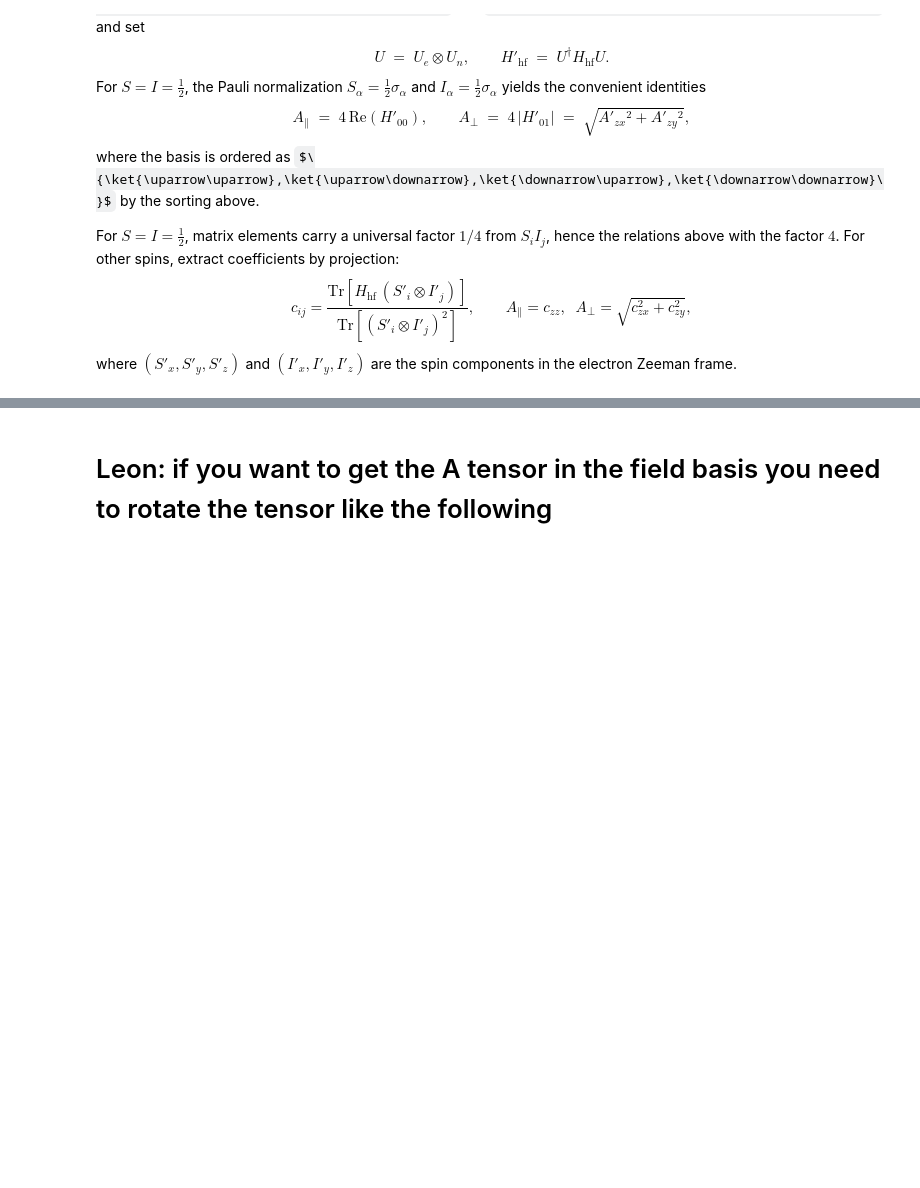
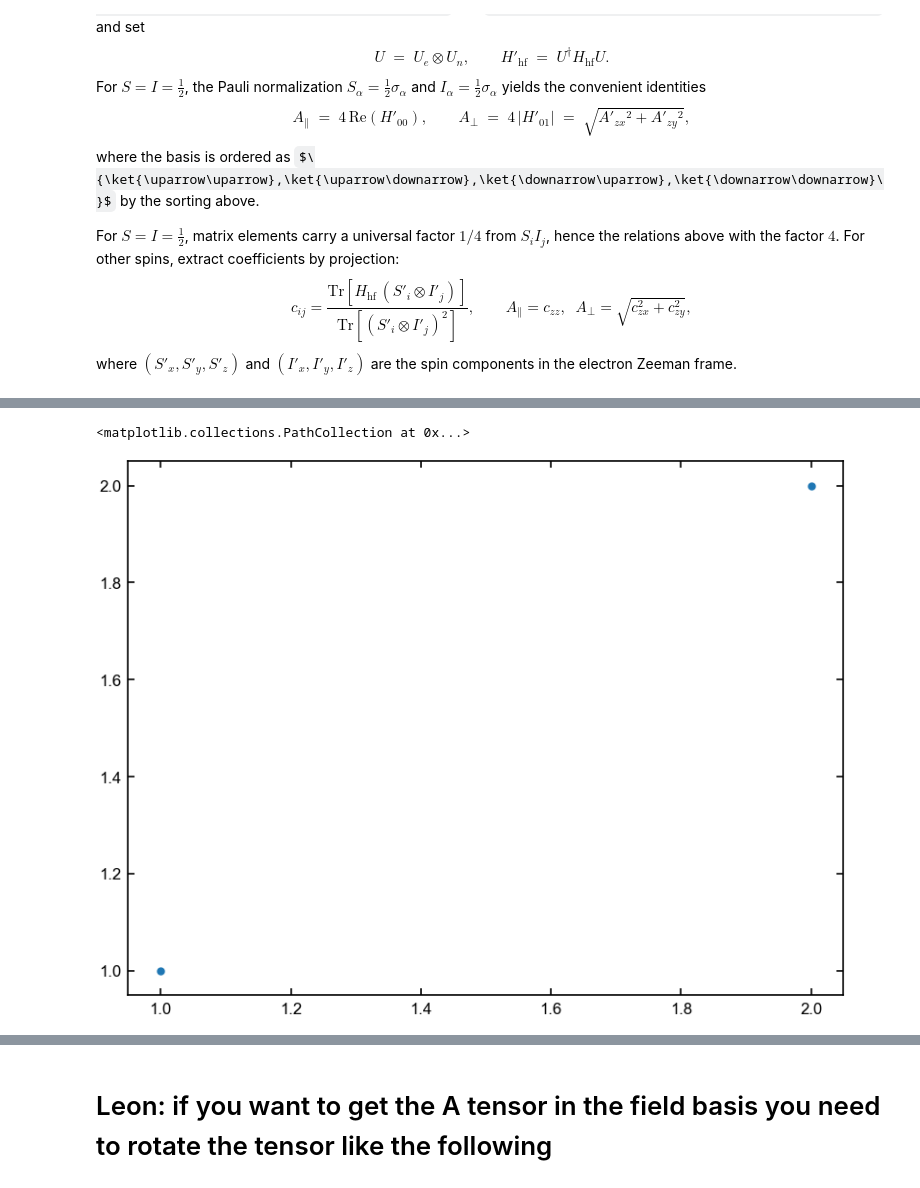
Before and after one commit to leonmyk/Spectroscopy_Hamiltonian_fitter-, a Jupyter notebook: nuclear_nuclear_coupling.ipynb, the cells around one changed output, grey strips where cells are left out. Drawn from its saved outputs; the diff is of its cells as text; code cells hidden in the pictures; some formulas as TeX source; blank space fills up the shorter version.

```diff
--- a/nuclear_nuclear_coupling.ipynb
+++ b/nuclear_nuclear_coupling.ipynb
@@ -772,3 +766,8 @@ plt.show()
+# %%
+plt.scatter([1,2],[1,2])
+# %% [output]
+<matplotlib.collections.PathCollection at 0x...>
+[figure, added]
 # %%
 # Define physical quantization axes
 n_e = _electron_axis(rotated_b_field, g_Er)              # electron axis || g^T B
```
Also changed, not shown: parts of 19 cells of this notebook, 4 other files.
